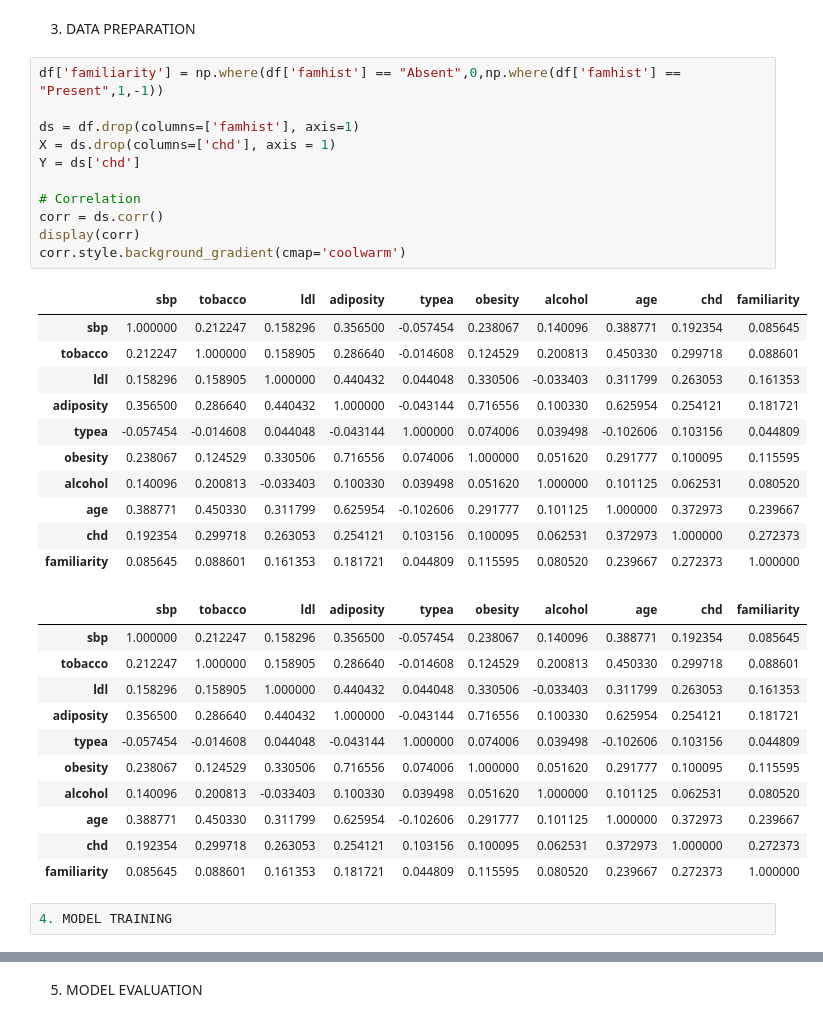
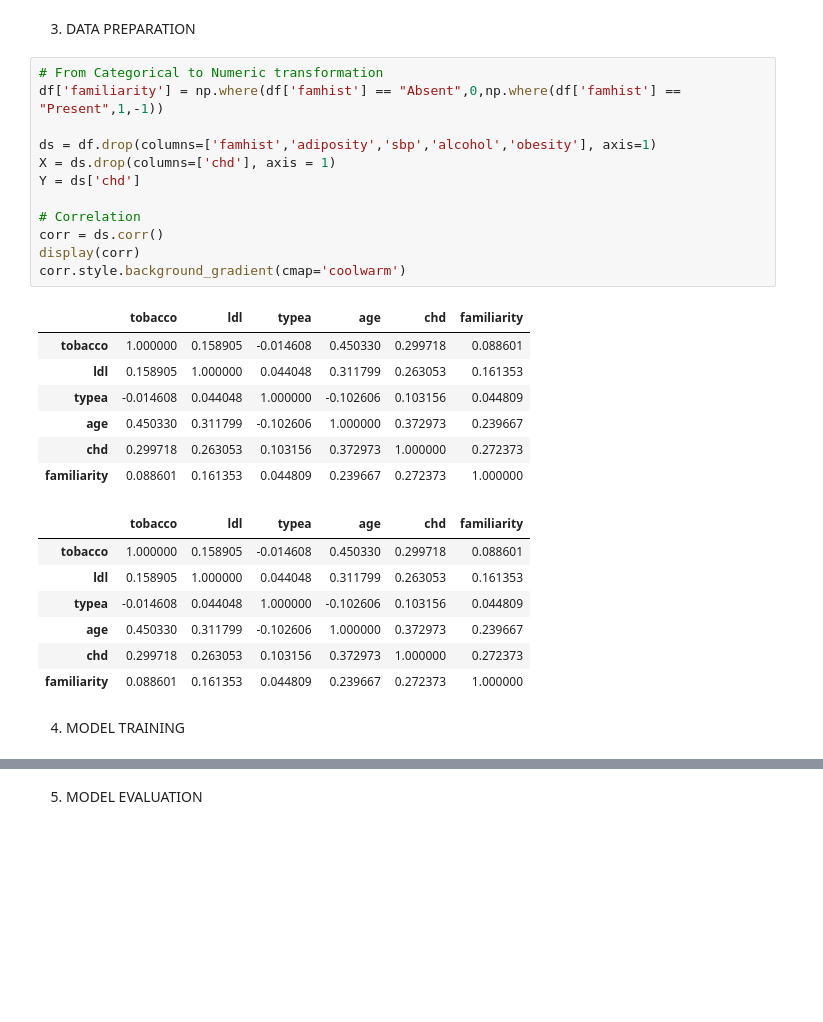
Before and after one commit to GPUK79/data-science-portfolio, a Jupyter notebook: o2_LogisticRegression.ipynb, the cells around one changed output, grey strips where cells are left out. Saved outputs shown, nothing was run; the diff lists cells and outputs as text; blank space fills up the shorter version.

```diff
--- a/o2_LogisticRegression.ipynb
+++ b/o2_LogisticRegression.ipynb
@@ -209,41 +243,34 @@ dtype: float64)
 # %% [markdown]
 3. DATA PREPARATION
 # %%
+# From Categorical to Numeric transformation
 df['familiarity'] = np.where(df['famhist'] == "Absent",0,np.where(df['famhist'] == "Present",1,-1))
 
-ds = df.drop(columns=['famhist'], axis=1)
+ds = df.drop(columns=['famhist','adiposity','sbp','alcohol','obesity'], axis=1)
 X = ds.drop(columns=['chd'], axis = 1)
 Y = ds['chd']
 
 # Correlation
 corr = ds.corr()
 display(corr)
 corr.style.background_gradient(cmap='coolwarm')
 # %% [output]
-|  | sbp | tobacco | ldl | adiposity | typea | obesity | alcohol | age | chd | familiarity |
-| sbp | 1.000000 | 0.212247 | 0.158296 | 0.356500 | -0.057454 | 0.238067 | 0.140096 | 0.388771 | 0.192354 | 0.085645 |
-| tobacco | 0.212247 | 1.000000 | 0.158905 | 0.286640 | -0.014608 | 0.124529 | 0.200813 | 0.450330 | 0.299718 | 0.088601 |
-| ldl | 0.158296 | 0.158905 | 1.000000 | 0.440432 | 0.044048 | 0.330506 | -0.033403 | 0.311799 | 0.263053 | 0.161353 |
-| adiposity | 0.356500 | 0.286640 | 0.440432 | 1.000000 | -0.043144 | 0.716556 | 0.100330 | 0.625954 | 0.254121 | 0.181721 |
-| typea | -0.057454 | -0.014608 | 0.044048 | -0.043144 | 1.000000 | 0.074006 | 0.039498 | -0.102606 | 0.103156 | 0.044809 |
-| obesity | 0.238067 | 0.124529 | 0.330506 | 0.716556 | 0.074006 | 1.000000 | 0.051620 | 0.291777 | 0.100095 | 0.115595 |
-| alcohol | 0.140096 | 0.200813 | -0.033403 | 0.100330 | 0.039498 | 0.051620 | 1.000000 | 0.101125 | 0.062531 | 0.080520 |
-| age | 0.388771 | 0.450330 | 0.311799 | 0.625954 | -0.102606 | 0.291777 | 0.101125 | 1.000000 | 0.372973 | 0.239667 |
-| chd | 0.192354 | 0.299718 | 0.263053 | 0.254121 | 0.103156 | 0.100095 | 0.062531 | 0.372973 | 1.000000 | 0.272373 |
-| familiarity | 0.085645 | 0.088601 | 0.161353 | 0.181721 | 0.044809 | 0.115595 | 0.080520 | 0.239667 | 0.272373 | 1.000000 |
+|  | tobacco | ldl | typea | age | chd | familiarity |
+| tobacco | 1.000000 | 0.158905 | -0.014608 | 0.450330 | 0.299718 | 0.088601 |
+| ldl | 0.158905 | 1.000000 | 0.044048 | 0.311799 | 0.263053 | 0.161353 |
+| typea | -0.014608 | 0.044048 | 1.000000 | -0.102606 | 0.103156 | 0.044809 |
+| age | 0.450330 | 0.311799 | -0.102606 | 1.000000 | 0.372973 | 0.239667 |
+| chd | 0.299718 | 0.263053 | 0.103156 | 0.372973 | 1.000000 | 0.272373 |
+| familiarity | 0.088601 | 0.161353 | 0.044809 | 0.239667 | 0.272373 | 1.000000 |
-|  | sbp | tobacco | ldl | adiposity | typea | obesity | alcohol | age | chd | familiarity |
-| sbp | 1.000000 | 0.212247 | 0.158296 | 0.356500 | -0.057454 | 0.238067 | 0.140096 | 0.388771 | 0.192354 | 0.085645 |
-| tobacco | 0.212247 | 1.000000 | 0.158905 | 0.286640 | -0.014608 | 0.124529 | 0.200813 | 0.450330 | 0.299718 | 0.088601 |
-| ldl | 0.158296 | 0.158905 | 1.000000 | 0.440432 | 0.044048 | 0.330506 | -0.033403 | 0.311799 | 0.263053 | 0.161353 |
-| adiposity | 0.356500 | 0.286640 | 0.440432 | 1.000000 | -0.043144 | 0.716556 | 0.100330 | 0.625954 | 0.254121 | 0.181721 |
-| typea | -0.057454 | -0.014608 | 0.044048 | -0.043144 | 1.000000 | 0.074006 | 0.039498 | -0.102606 | 0.103156 | 0.044809 |
-| obesity | 0.238067 | 0.124529 | 0.330506 | 0.716556 | 0.074006 | 1.000000 | 0.051620 | 0.291777 | 0.100095 | 0.115595 |
-| alcohol | 0.140096 | 0.200813 | -0.033403 | 0.100330 | 0.039498 | 0.051620 | 1.000000 | 0.101125 | 0.062531 | 0.080520 |
-| age | 0.388771 | 0.450330 | 0.311799 | 0.625954 | -0.102606 | 0.291777 | 0.101125 | 1.000000 | 0.372973 | 0.239667 |
-| chd | 0.192354 | 0.299718 | 0.263053 | 0.254121 | 0.103156 | 0.100095 | 0.062531 | 0.372973 | 1.000000 | 0.272373 |
-| familiarity | 0.085645 | 0.088601 | 0.161353 | 0.181721 | 0.044809 | 0.115595 | 0.080520 | 0.239667 | 0.272373 | 1.000000 |
+|  | tobacco | ldl | typea | age | chd | familiarity |
+| tobacco | 1.000000 | 0.158905 | -0.014608 | 0.450330 | 0.299718 | 0.088601 |
+| ldl | 0.158905 | 1.000000 | 0.044048 | 0.311799 | 0.263053 | 0.161353 |
+| typea | -0.014608 | 0.044048 | 1.000000 | -0.102606 | 0.103156 | 0.044809 |
+| age | 0.450330 | 0.311799 | -0.102606 | 1.000000 | 0.372973 | 0.239667 |
+| chd | 0.299718 | 0.263053 | 0.103156 | 0.372973 | 1.000000 | 0.272373 |
+| familiarity | 0.088601 | 0.161353 | 0.044809 | 0.239667 | 0.272373 | 1.000000 |
-# %%
-4. MODEL TRAINING
+# %% [markdown]
+4. MODEL TRAINING
 # %%
 from sklearn.model_selection import train_test_split
 
```
Also changed, not shown: parts of 6 cells of this notebook, 5 other files.
